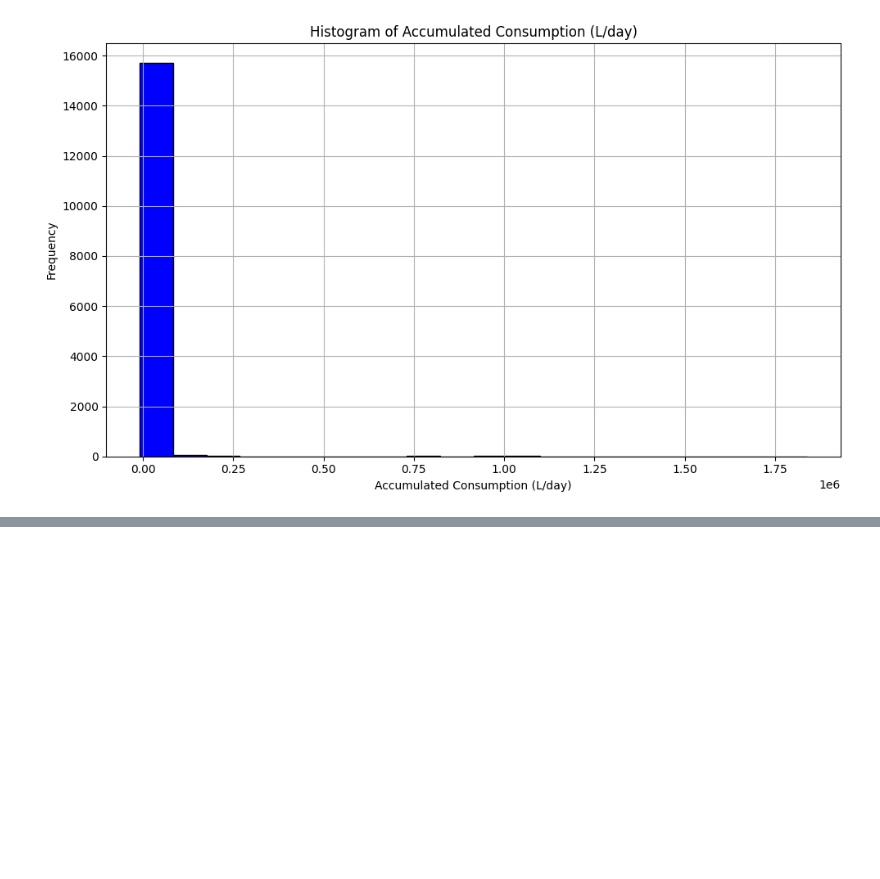
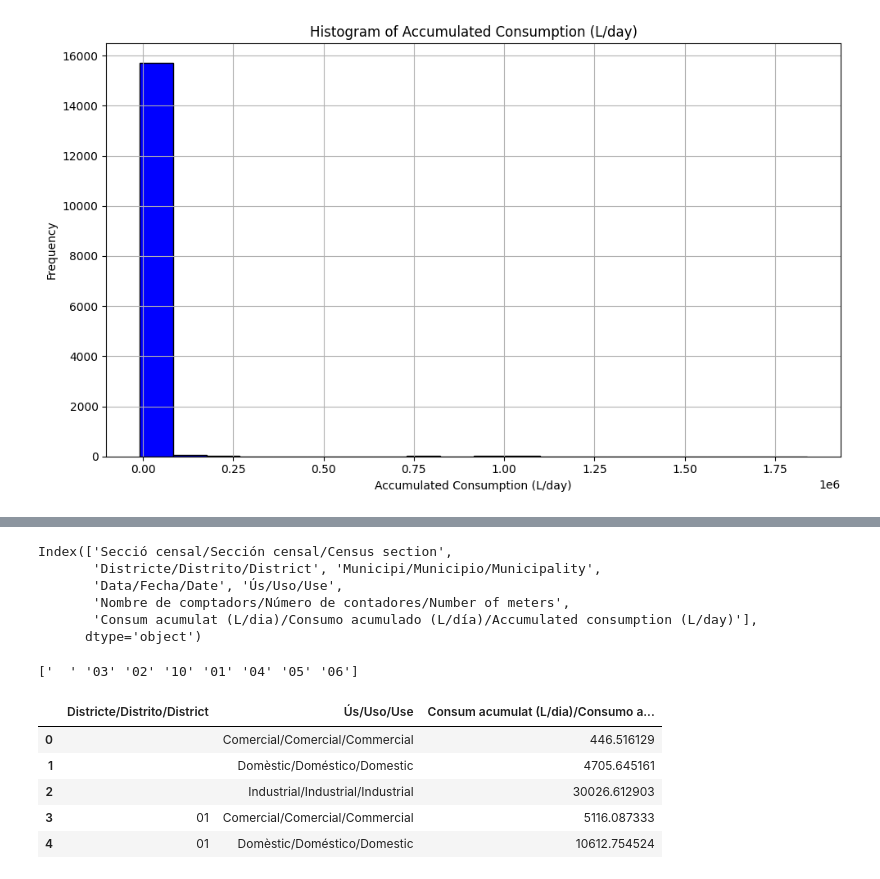
Before and after one commit to yuyanwang03/drop-by-drop, a Jupyter notebook: visualization.ipynb, the cells around one changed output, grey strips where cells are left out. Saved outputs shown, nothing was run; the diff lists cells and outputs as text; code cells hidden in the pictures; blank space fills up the shorter version.

```diff
--- a/visualization.ipynb
+++ b/visualization.ipynb
@@ -67,0 +187,25 @@ plt.show()
+# %%
+daily.columns
+# %% [output]
+Index(['Secció censal/Sección censal/Census section',
+       'Districte/Distrito/District', 'Municipi/Municipio/Municipality',
+       'Data/Fecha/Date', 'Ús/Uso/Use',
+       'Nombre de comptadors/Número de contadores/Number of meters',
+       'Consum acumulat (L/dia)/Consumo acumulado (L/día)/Accumulated consumption (L/day)'],
+      dtype='object')
+# %%
+print(daily["Districte/Distrito/District"].unique())
+# %% [output]
+['  ' '03' '02' '10' '01' '04' '05' '06']
+# %%
+# Group by Municipality and Use, and calculate the mean of Accumulated consumption
+mean_consumption = daily.groupby(['Districte/Distrito/District', 'Ús/Uso/Use'])['Consum acumulat (L/dia)/Consumo acumulado (L/día)/Accumulated consumption (L/day)'].mean().reset_index()
+
+mean_consumption.head()
+# %% [output]
+|  | Districte/Distrito/District | Ús/Uso/Use | Consum acumulat (L/dia)/Consumo a... |
+| 0 |  | Comercial/Comercial/Commercial | 446.516129 |
+| 1 |  | Domèstic/Doméstico/Domestic | 4705.645161 |
+| 2 |  | Industrial/Industrial/Industrial | 30026.612903 |
+| 3 | 01 | Comercial/Comercial/Commercial | 5116.087333 |
+| 4 | 01 | Domèstic/Doméstico/Domestic | 10612.754524 |
```
Also changed, not shown: parts of 7 cells of this notebook, 1 other file.
